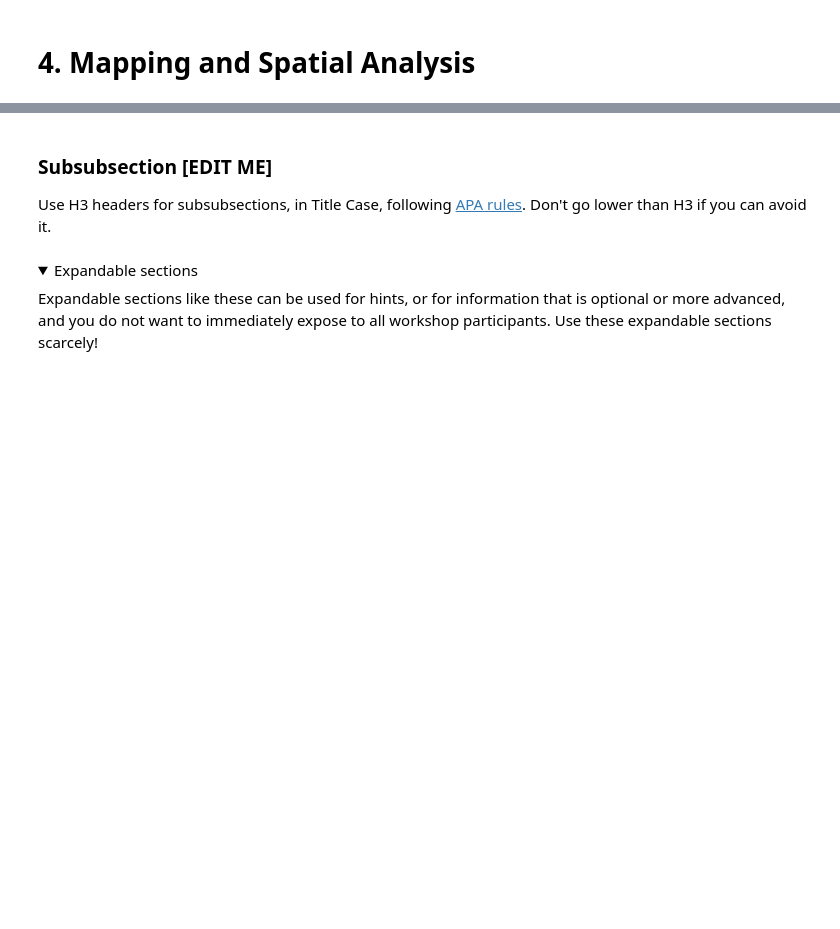
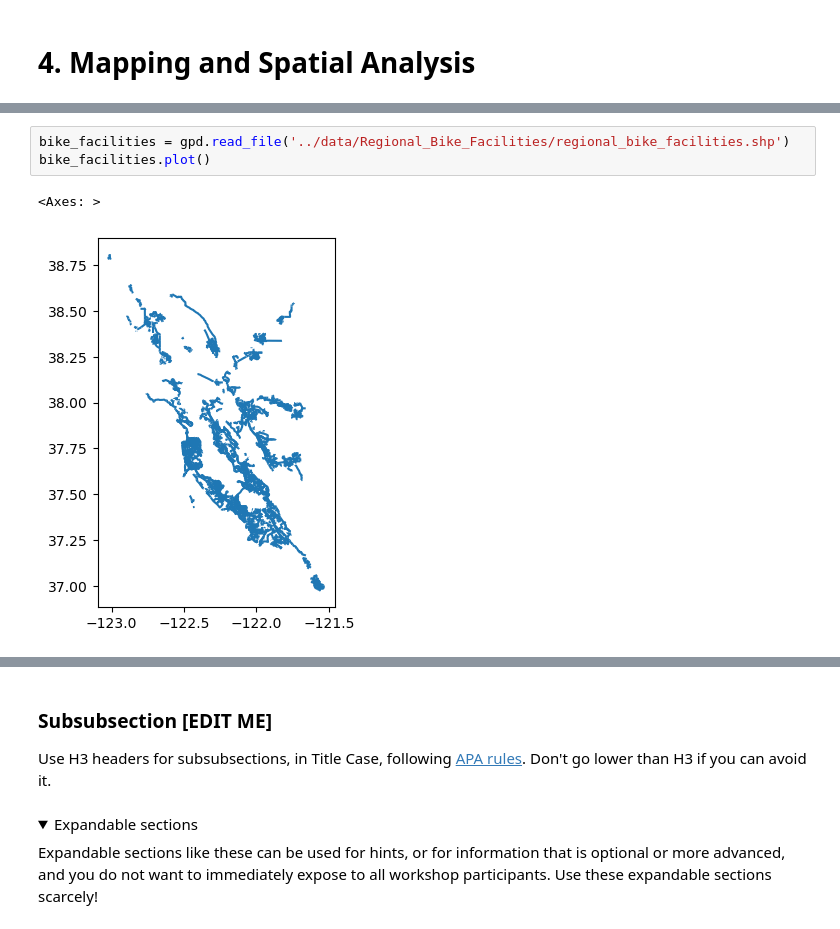
Before and after one commit to dlab-berkeley/Python-Geospatial-Fundamentals, a Jupyter notebook: lessons/1_Spatial_Dataframes.ipynb, the cells around one changed output, grey strips where cells are left out. Saved outputs shown, nothing was run; the diff lists cells and outputs as text; folded sections open; blank space fills up the shorter version.

```diff
--- a/lessons/1_Spatial_Dataframes.ipynb
+++ b/lessons/1_Spatial_Dataframes.ipynb
@@ -368,0 +394,6 @@ def some_function(a=1, b=2):
+# %%
+bike_facilities = gpd.read_file('../data/Regional_Bike_Facilities/regional_bike_facilities.shp')
+bike_facilities.plot()
+# %% [output]
+<Axes: >
+[figure, added]
```
Also changed, not shown: parts of 52 cells of this notebook, 19 other files.
